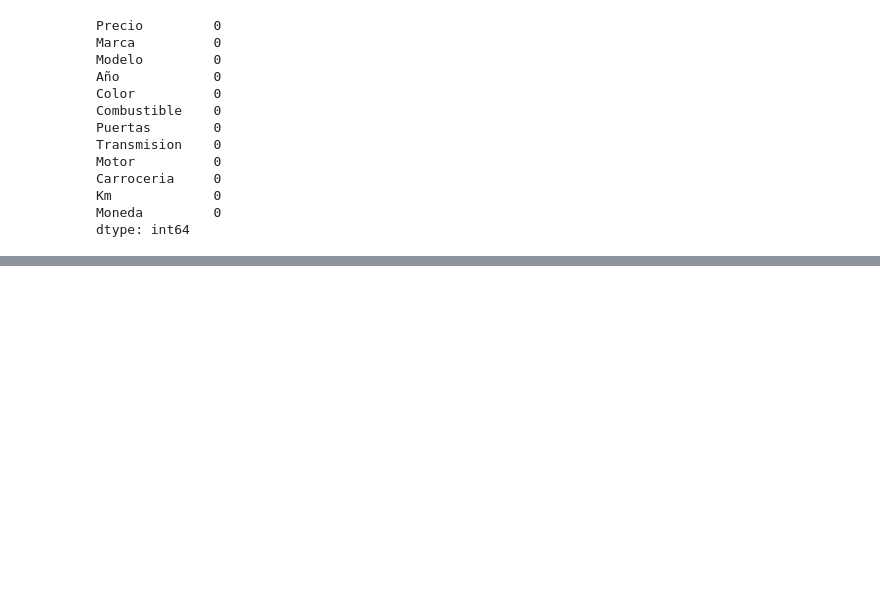
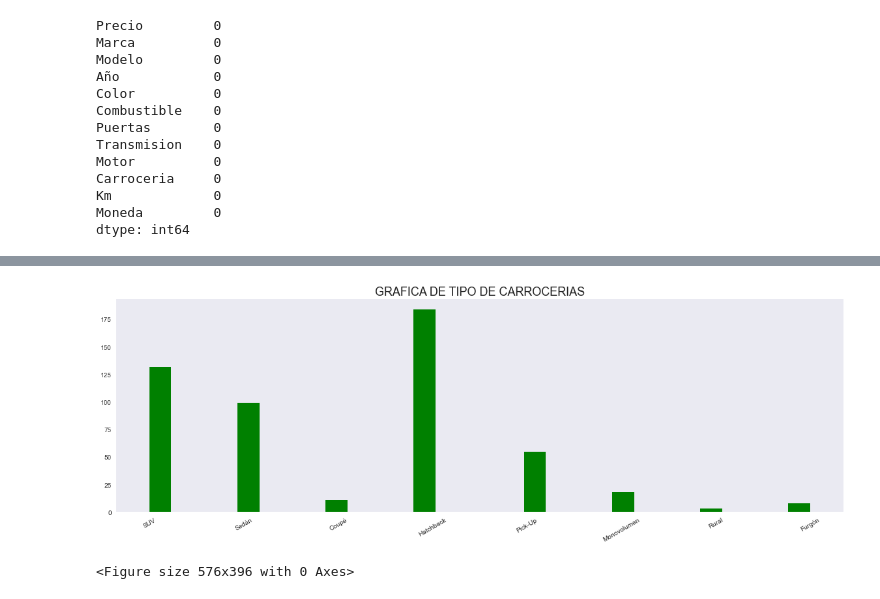
Before and after one commit to NestorDiazDataSC/Argentina_Cars, a Jupyter notebook: argentina_cars.ipynb, the cells around one changed output, grey strips where cells are left out. Drawn from its saved outputs; the diff is of its cells as text; code cells hidden in the pictures; blank space fills up the shorter version.

```diff
--- a/argentina_cars.ipynb
+++ b/argentina_cars.ipynb
@@ -116,0 +207,4 @@ dtype: int64
+# %%
+# En este caso hay 3 tipos de carroceria que voy a eliminar y agregar en otras mas representativas.
+df.Carroceria = df.Carroceria.replace(["Sedan"], "Sedán")
+df.Carroceria = df.Carroceria.replace(["Minivan", "Crossover"], "SUV")
@@ -116,0 +224,14 @@ dtype: int64
+# %%
+df['Carroceria'].hist(bins=30, color='green') # Vemos graficamente su distribución
+plt.title('GRAFICA DE TIPO DE CARROCERIAS', fontsize=18)
+plt.grid(False)
+
+plt.gcf().set_size_inches(20, 6)  # Tamaño de la figura (ancho, alto)
+plt.style.use('seaborn')  # Cambiar un estilo predefinido de fondo(como 'ggplot', 'seaborn', etc.)
+plt.xticks(rotation=30) # Para rotar las etiquetas del eje X porque si no se superponen unas con otras.
+
+plt.show()
+plt.clf()
+# %% [output]
+[figure, added]
+<Figure size 576x396 with 0 Axes>
```
Also changed, not shown: parts of 31 cells of this notebook.
